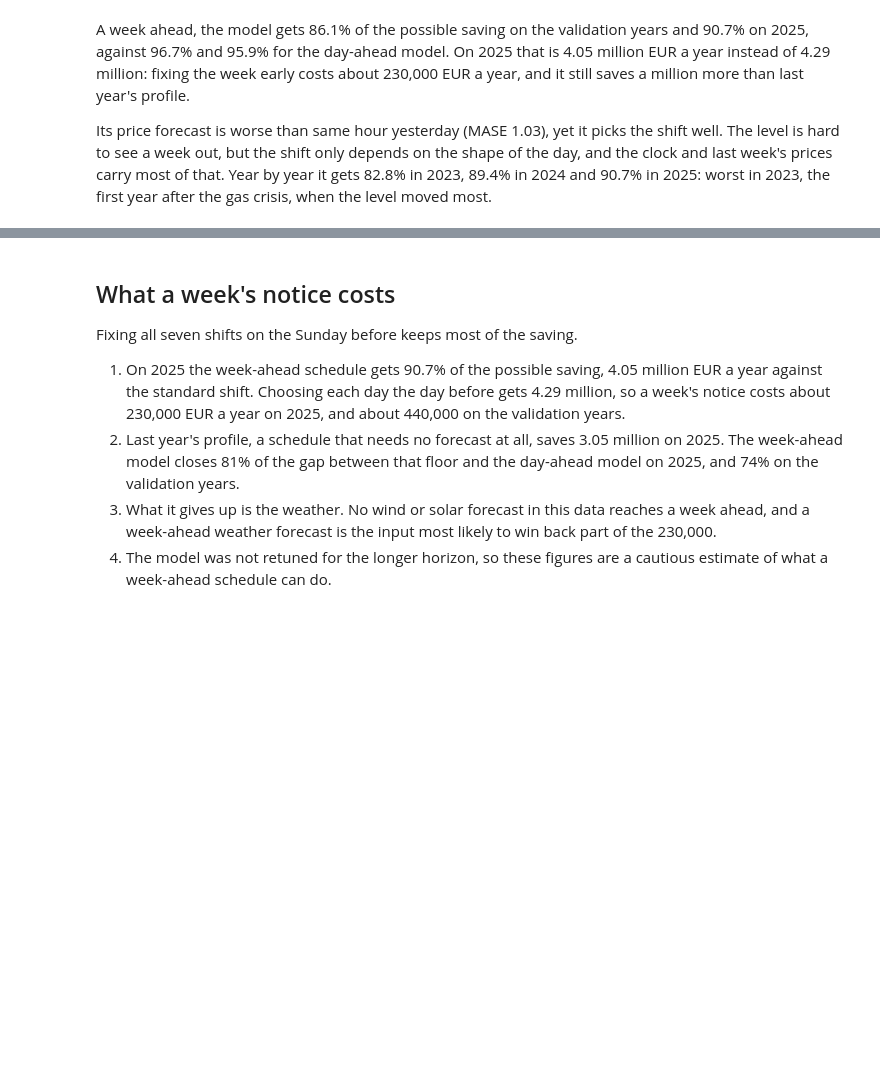
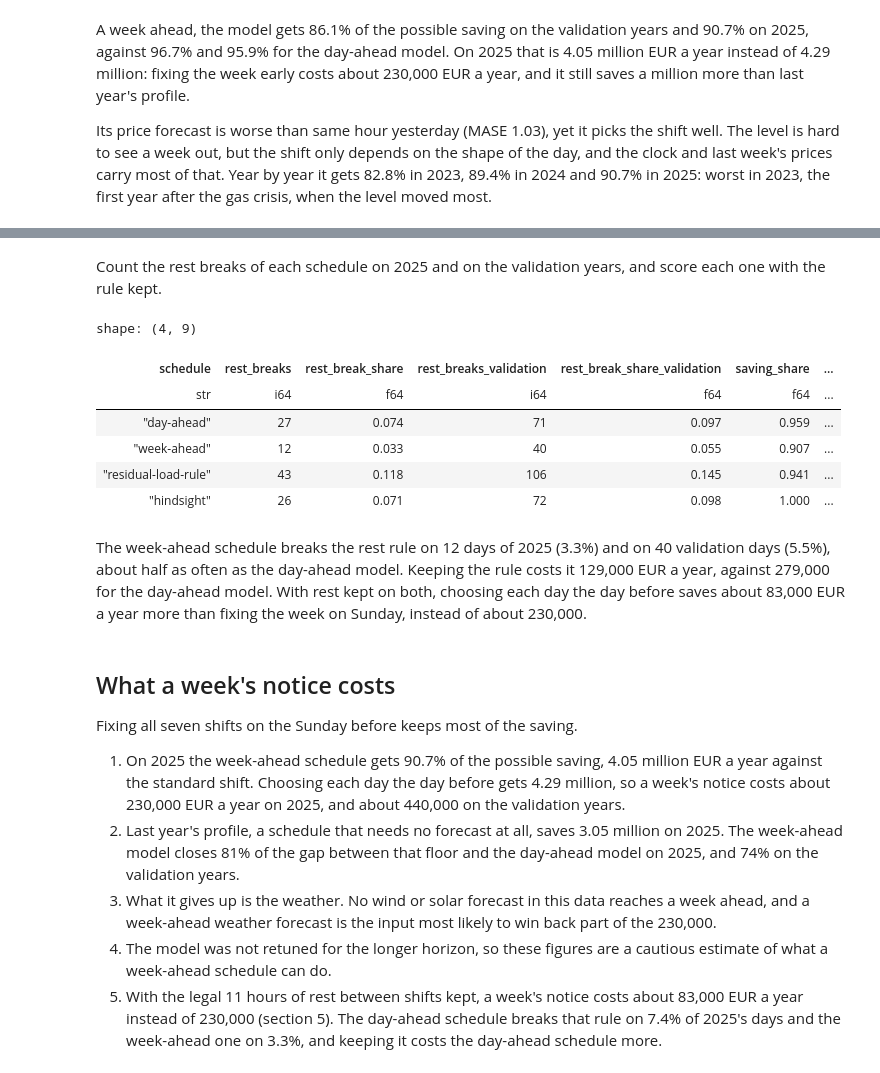
Before and after one commit to martin-gbeck/dba-group-project, a Jupyter notebook: week_ahead.ipynb, the cells around one changed output, grey strips where cells are left out. Saved outputs shown, nothing was run; the diff lists cells and outputs as text; code cells hidden in the pictures; blank space fills up the shorter version.

```diff
--- a/week_ahead.ipynb
+++ b/week_ahead.ipynb
@@ -314,10 +316,15 @@ Score both models on the validation years, then refit each on all development ye
 # %%
 validation: dict[str, Scores] = {}
 test_scores: dict[str, Scores] = {}
+validation_forecasts: dict[str, pl.DataFrame] = {}  # out-of-fold, 2023 and 2024
+test_forecasts: dict[str, np.ndarray] = {}
 for name, (model, columns, dev) in models.items():
-    validation[name], _ = cross_validate(model, columns, dev, FOLDS)
+    validation[name], validation_forecasts[name] = cross_validate(
+        model, columns, dev, FOLDS
+    )
     _ = model.fit(df_to_np(dev, columns), dev["price_da"].to_numpy())
-    test_scores[name] = evaluate(test_2025, model.predict(df_to_np(test_2025, columns)))
+    test_forecasts[name] = model.predict(df_to_np(test_2025, columns))
+    test_scores[name] = evaluate(test_2025, test_forecasts[name])
 # %% [markdown]
 Score the two references the same way: on each validation year, then on 2025, each year's profile taken from the year before it.
 # %%
@@ -379,3 +397,64 @@ Its price forecast is worse than same hour yesterday (MASE 1.03), yet it picks t
+# %% [markdown]
+Count the rest breaks of each schedule on 2025 and on the validation years, and score each one with the rule kept.
+# %%
+test_rest_frame = test_2025.with_columns(
+    day_ahead=pl.Series(test_forecasts["day-ahead"]),
+    week_ahead=pl.Series(test_forecasts["week-ahead"]),
+)
+REST_SCORES = {
+    "day-ahead": pl.col("day_ahead") + premium(),
+    "week-ahead": pl.col("week_ahead") + premium(),
+    "residual-load-rule": pl.col("fc_residual"),
+}
+rest_2025 = test_rest_frame.pipe(rest_check, REST_SCORES)
+
+# the two models' validation rows differ in their first days of 2019, never in 2023 or
+# 2024, so the forecasts line up on the timestamp
+validation_rest_frame = (
+    validation_forecasts["day-ahead"]
+    .rename({"pred": "day_ahead"})
+    .join(
+        validation_forecasts["week-ahead"].select("utc_timestamp", week_ahead="pred"),
+        on="utc_timestamp",
+    )
+)
+# each validation year on its own, so no schedule runs across the gap between folds
+rest_validation = (
+    pl.concat(
+        [
+            validation_rest_frame.filter(pl.col("year") == year).pipe(
+                rest_check, REST_SCORES
+            )
+            for year in FOLDS.values()
+        ]
+    )
+    .group_by("schedule", maintain_order=True)
+    .agg(
+        rest_breaks_validation=pl.col("rest_breaks").sum(),
+        rest_break_share_validation=pl.col("rest_breaks").sum() / pl.col("days").sum(),
+    )
+)
+rest_2025.join(rest_validation, on="schedule").select(
+    "schedule",
+    "rest_breaks",
+    "rest_break_share",
+    "rest_breaks_validation",
+    "rest_break_share_validation",
+    "saving_share",
+    "saving_share_rest",
+    "saving_eur_per_year",
+    "rest_eur_per_year",
+)
+# %% [output]
+shape: (4, 9)
+| schedule | rest_breaks | rest_break_share | rest_breaks_validation | rest_break_share_validation | saving_share | ... |
+| str | i64 | f64 | i64 | f64 | f64 | ... |
+| "day-ahead" | 27 | 0.074 | 71 | 0.097 | 0.959 | ... |
+| "week-ahead" | 12 | 0.033 | 40 | 0.055 | 0.907 | ... |
+| "residual-load-rule" | 43 | 0.118 | 106 | 0.145 | 0.941 | ... |
+| "hindsight" | 26 | 0.071 | 72 | 0.098 | 1.000 | ... |
+# %% [markdown]
+The week-ahead schedule breaks the rest rule on 12 days of 2025 (3.3%) and on 40 validation days (5.5%), about half as often as the day-ahead model. Keeping the rule costs it 129,000 EUR a year, against 279,000 for the day-ahead model. With rest kept on both, choosing each day the day before saves about 83,000 EUR a year more than fixing the week on Sunday, instead of about 230,000.
 # %% [markdown]
 ## What a week's notice costs
 
@@ -385,3 +464,4 @@ Fixing all seven shifts on the Sunday before keeps most of the saving.
 2. Last year's profile, a schedule that needs no forecast at all, saves 3.05 million on 2025. The week-ahead model closes 81% of the gap between that floor and the day-ahead model on 2025, and 74% on the validation years.
 3. What it gives up is the weather. No wind or solar forecast in this data reaches a week ahead, and a week-ahead weather forecast is the input most likely to win back part of the 230,000.
 4. The model was not retuned for the longer horizon, so these figures are a cautious estimate of what a week-ahead schedule can do.
+5. With the legal 11 hours of rest between shifts kept, a week's notice costs about 83,000 EUR a year instead of 230,000 (section 5). The day-ahead schedule breaks that rule on 7.4% of 2025's days and the week-ahead one on 3.3%, and keeping it costs the day-ahead schedule more.
```
Also changed, not shown: parts of 3 cells of this notebook, 8 other files.
